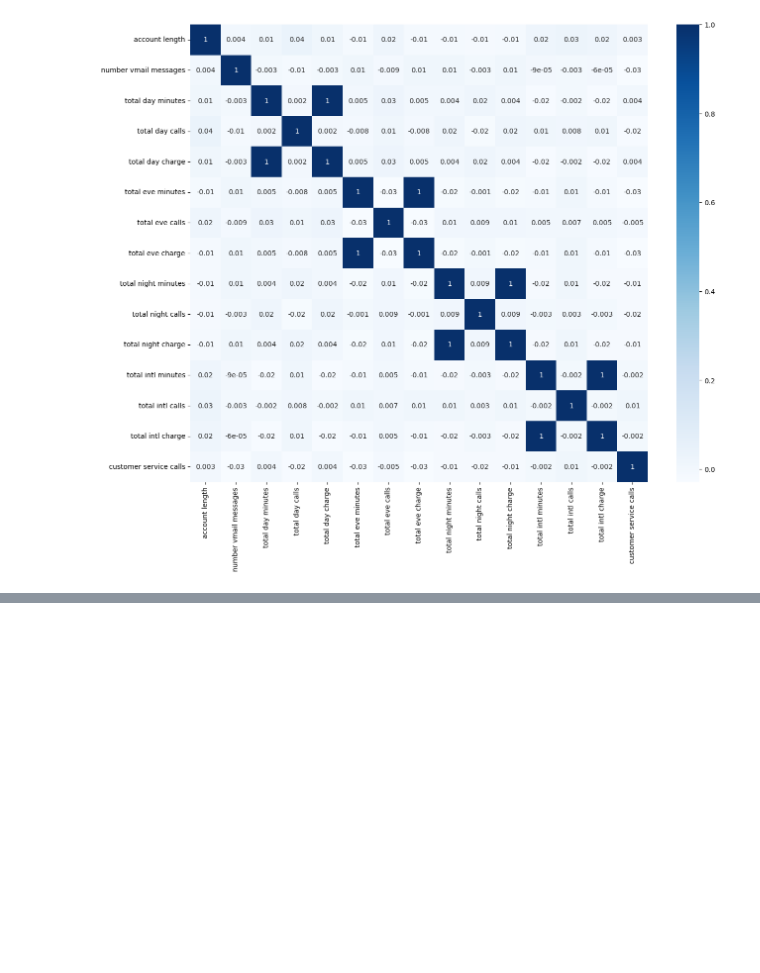
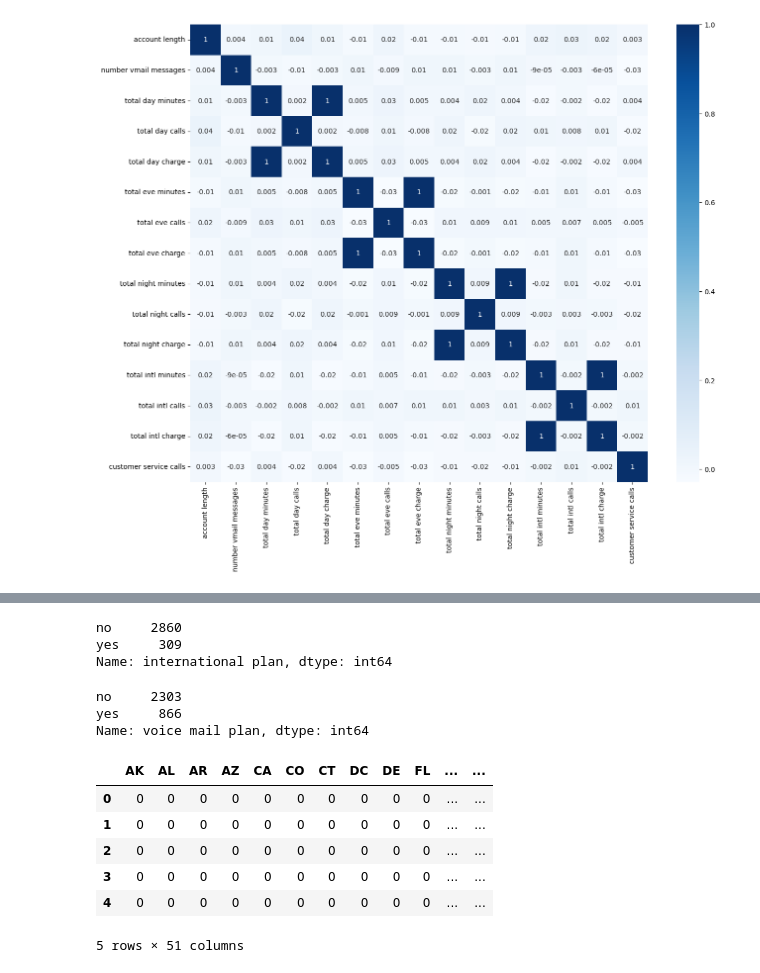
Before and after one commit to billymwangi/telcom-churn-project, a Jupyter notebook: index.ipynb, the cells around one changed output, grey strips where cells are left out. Saved outputs shown, nothing was run; the diff lists cells and outputs as text; code cells hidden in the pictures; blank space fills up the shorter version.

```diff
--- a/index.ipynb
+++ b/index.ipynb
@@ -313,6 +325,3 @@ plt.xticks(rotation=90);
 plt.yticks(rotation=0);
 # %% [output]
 [figure]
-# %%
-corr_matrix = df_filtered[numeric_cols].corr().abs()
-corr_matrix
@@ -335,0 +328,17 @@ corr_matrix
+# %%
+# Find columns with correlation above 0.9
+high_corr_columns = set()
+for i in range(len(corr_matrix.columns)):
+    for j in range(i):
+        if corr_matrix.iloc[i, j] > 0.9:
+            colname = corr_matrix.columns[i]
+            high_corr_columns.add(colname)
+
+# Print shape of columns before reducing
+print("Shape before reducing columns:", df_filtered.shape)
+
+# Remove high correlation columns from the dataframe
+df_reduced = df_filtered.drop(columns=high_corr_columns)
+
+# Print shape of columns after reducing
+print("Shape after reducing columns:", df_reduced.shape)
@@ -335,0 +356,3 @@ corr_matrix
+# %%
+df_reduced["churn"] = df_reduced["churn"].map({True: 1, False: 0}).astype('int')
+df_reduced['churn'].value_counts()
@@ -335,0 +409,27 @@ corr_matrix
+# %%
+df_reduced['international plan'].value_counts()
+# %% [output]
+no     2860
+yes     309
+Name: international plan, dtype: int64
+# %%
+df_reduced['voice mail plan'].value_counts()
+# %% [output]
+no     2303
+yes     866
+Name: voice mail plan, dtype: int64
+# %%
+# Perform one-hot encoding
+ohe_state = pd.get_dummies(df_reduced['state'], dtype='int64')
+ohe_area_code = pd.get_dummies(df_reduced['area code'], dtype='int64', prefix="area_code_is")
+ohe_intl_plan = pd.get_dummies(df_reduced['international plan'], dtype='int64', prefix="international_plan_is", drop_first = True)
+ohe_voiceml_plan = pd.get_dummies(df_reduced['voice mail plan'], dtype='int64', prefix="voice_ml_plan_is", drop_first = True)
+#ohe_state.head()
+# %% [output]
+|  | AK | AL | AR | AZ | CA | CO | CT | DC | DE | FL | ... | ... |
+| 0 | 0 | 0 | 0 | 0 | 0 | 0 | 0 | 0 | 0 | 0 | ... | ... |
+| 1 | 0 | 0 | 0 | 0 | 0 | 0 | 0 | 0 | 0 | 0 | ... | ... |
+| 2 | 0 | 0 | 0 | 0 | 0 | 0 | 0 | 0 | 0 | 0 | ... | ... |
+| 3 | 0 | 0 | 0 | 0 | 0 | 0 | 0 | 0 | 0 | 0 | ... | ... |
+| 4 | 0 | 0 | 0 | 0 | 0 | 0 | 0 | 0 | 0 | 0 | ... | ... |
+5 rows × 51 columns
```
Also changed, not shown: parts of 34 cells of this notebook.
